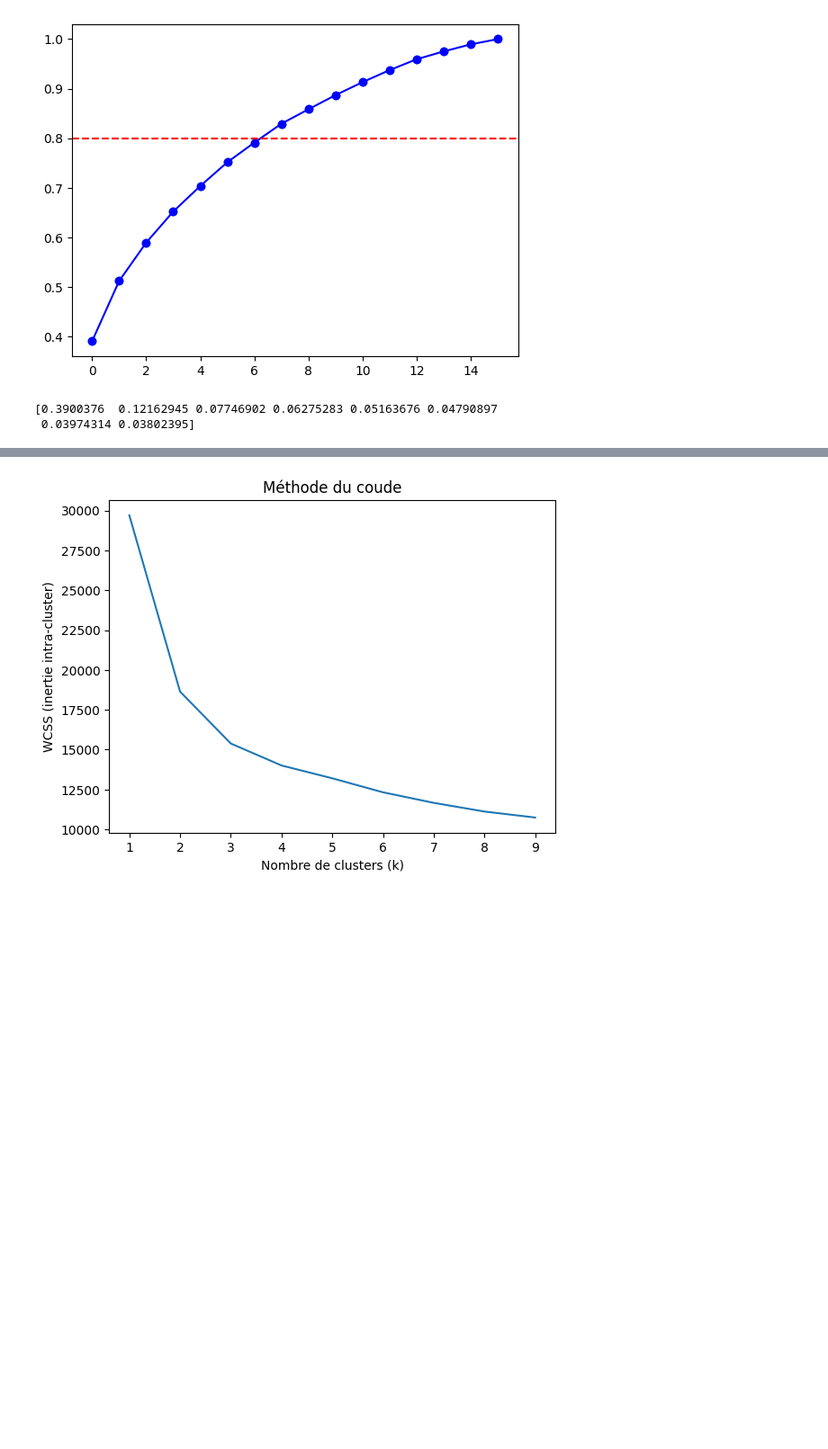
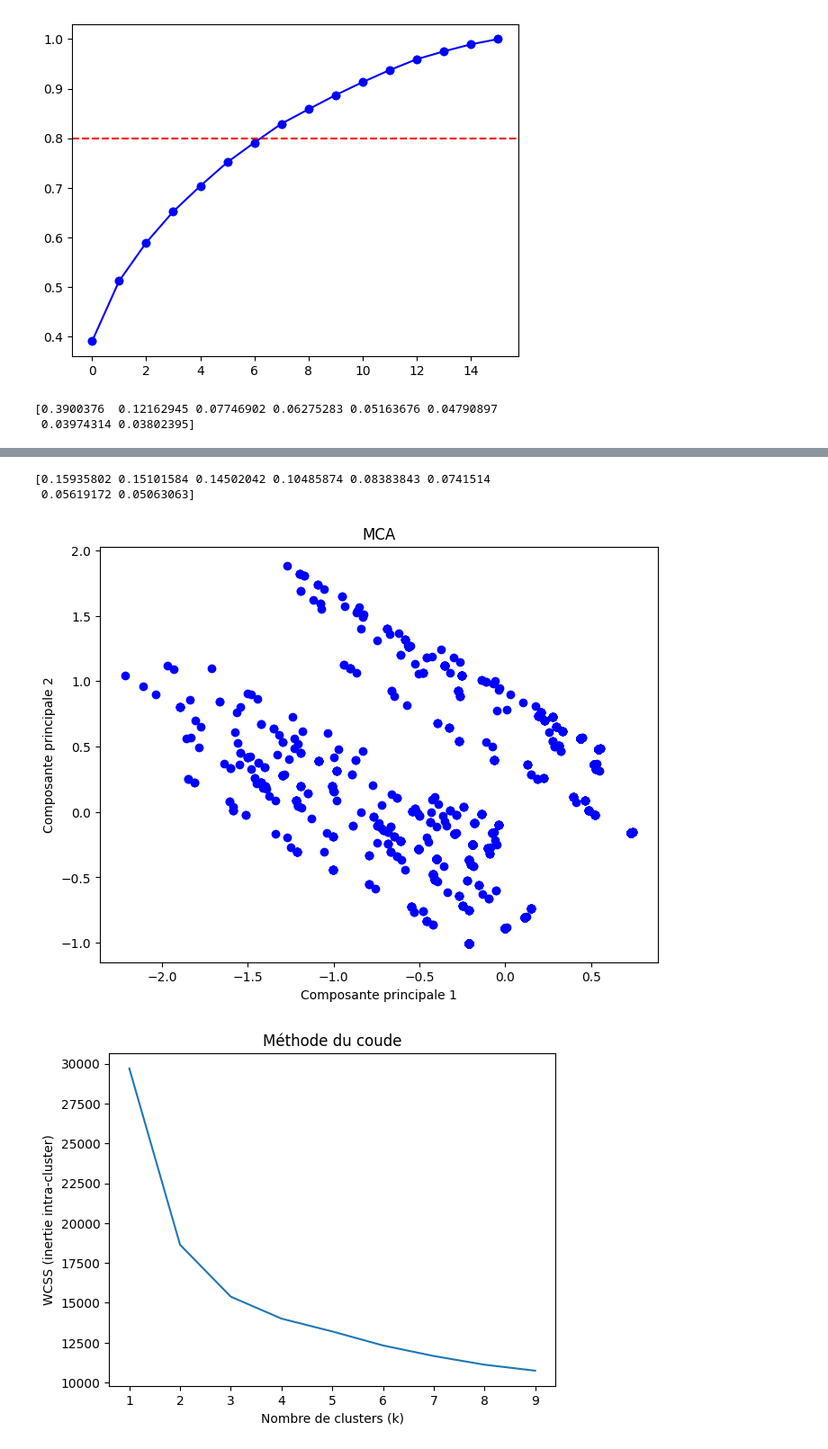
Before and after one commit to Emaglp/Data_Analysis, a Jupyter notebook: QS_Python.ipynb, the cells around one changed output, grey strips where cells are left out. Shown at 90% size. Drawn from its saved outputs; the diff is of its cells as text; code cells hidden in the pictures; blank space fills up the shorter version.

Commit message:
ajout de la MCA en python

```diff
--- a/QS_Python.ipynb
+++ b/QS_Python.ipynb
@@ -253,0 +263,13 @@ print(pca.explained_variance_ratio_)
+# %%
+# on isole toutes les données binaires
+
+marketing_quali2 = [col for col in marketing.columns if marketing[col].nunique() == 2 and set(marketing[col].dropna().unique()) <= {0, 1}]
+
+# on transforme en dataframe
+
+marketing_quali2 = marketing[marketing_quali2]
+# %%
+# on ajoute les deux colonnes pour se retrouver qu'avec les variables quali
+
+marketing_quali = pd.concat([marketing_quali1, marketing_quali2], axis=1)
+marketing_quali.info()
@@ -254,3 +293,38 @@ print(pca.explained_variance_ratio_)
+# %%
+# on initialise notre classe encoder
+
+encoder = OneHotEncoder()
+
+# le fit_transform nous retourne une matrice sparse, pas manipulable par les fonctions d'analyse de donnés. On la transforme donc en tableau
+# avec .toarray() pour pouvoir le manipuler.
+# Cela peut être risqué car si on a trop de données car le tableau prendrait énormément d'espace en mémoire comparé au sparse, mais ici
+# ça devrait aller
+
+marketing_encoded = encoder.fit_transform(marketing_quali).toarray()
+
+# Que fait encoder? marketing_encoded est composé de 0 et de 1. Les colonnes de ce tableau sont toutes les modalités de toutes les variables.
+# Les lignes sont les individus
+# Dans chaque case, on met 1 si l'individu à cette modalité, 0 sinon
+# %%
+# On applique une ACP sur nos données encodées (ce qui équivaut à une MCA)
+
+pca = PCA(0.8)
+marketing_mca = pca.fit_transform(marketing_encoded)
+print(pca.explained_variance_ratio_)
+# %% [output]
+[0.15935802 0.15101584 0.14502042 0.10485874 0.08383843 0.0741514
+ 0.05619172 0.05063063]
+# %%
+# on peut visualiser les deux premières dimensions
+
+plt.figure(figsize=(8, 6))
+plt.scatter(marketing_mca[:, 0], marketing_mca[:, 1], c='blue')
+plt.title('MCA')
+plt.xlabel('Composante principale 1')
+plt.ylabel('Composante principale 2')
+plt.show()
+# %% [output]
+[figure, added]
 # %%
 # On peut essayer de classifier en utilisant un K-means
 # %%
```
Also changed, not shown: parts of 16 cells of this notebook.
